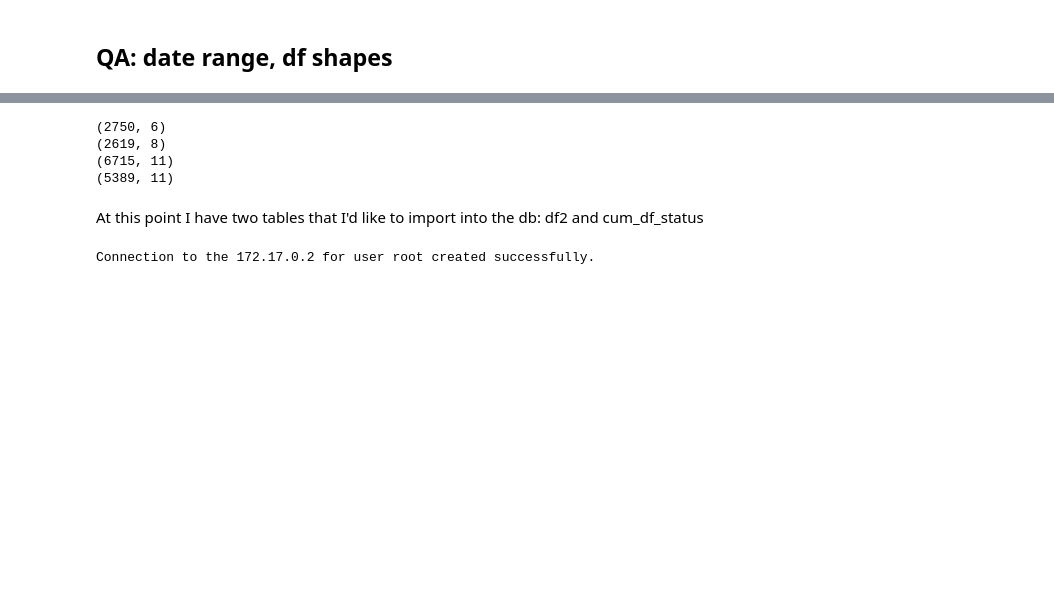
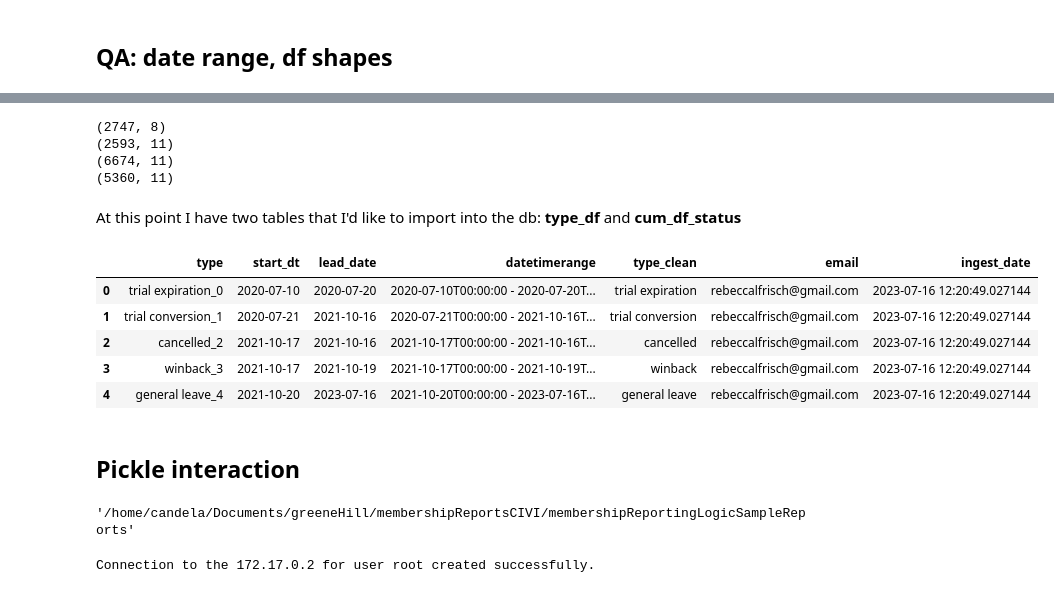
Before and after one commit to calleja/greeneHill, a Jupyter notebook: civiActivityReport.ipynb, the cells around one changed output, grey strips where cells are left out. Cells and saved outputs as stored; diff of their text form; code cells hidden in the pictures; blank space fills up the shorter version.

```diff
--- a/civiActivityReport.ipynb
+++ b/civiActivityReport.ipynb
@@ -36,7 +41,7 @@ os.listdir()
 # %%
 #activityReport = pd.read_csv('./membershipReportingLogic SampleReports/select_activity_report.csv')
 #activityReport = pd.read_csv('./membershipReportingLogic SampleReports/select_activity_report.csv')
-activityReport = pd.read_csv('./selectActivityReport_062923.csv')
+activityReport = pd.read_csv('./selectActivityReport_20230709.csv')
 # %%
 activityReport.columns = [i.replace(' ','_')+'_act' for i in list(activityReport.columns)]
 # %%
@@ -93,7 +98,7 @@ class Member_transactions(object):
     def dict_loop(self,lookup_dict_key):
 
         def apply_lookup(base_dict, lookup_key):
-            #print(f'from within Member_transactions.dict_loop, the relevant dictionary is of length {len(self.dicty)}')
+            #base_dict will contain the raw values from activityReport
             new_results = {} # will store the keys from the lookuptable and the values from the member dict
             seq_num = 0
             for k,v in base_dict.items(): # dicty = member dictionary
@@ -102,10 +107,8 @@ class Member_transactions(object):
                 #do something
                     print(f"new member type doesn't match any lookup keys: {k}")
                 else:
-                #write results to a new dict
-                    #print(f"dict_loop of Member_trans function new key is {new_key}")
-                    #print(f"dict_loop of Member_trans function new key is {new_key+'_'+str(seq_num)}")
-                    new_results[new_key+'_'+str(seq_num)] = v
+                #write results to a new dict of format: {looked-up key: [original Subject_act,Date_DT_act]} <- this can be readily fed into the DF that is later imported to the db
+                    new_results[new_key+'_'+str(seq_num)] = [k,v]
                     seq_num= seq_num+1
             return new_results
 
@@ -387,15 +391,17 @@ def append_last_trial(df_1):
     except ValueError as e:
         print(e)
 # %%
-# 2nd version of the membership application: create a dataframe of email, type, date range; NOTE: type field is present in both sets of DF (type & status)
+# compile by processing a dictionary of subject (post member_transactions lookup) and Activity_Date_DT_act and combine with columns for email and date range; NOTE: type field is present in both sets of DF (type & status)
 # any desired changes to the final df (those inserted into the mysql db) can be done here in addition to the Member and Member_transactions classes
+#TODO accommodate the NEW dictionary format: {converted subject line: [original subject line, Activity Date]}
 def create_df(mt_v):
     if len(mt_v) == 0:
         return None
     else:
     #TODO will need to account for single row membership activity
         dfj = pd.DataFrame.from_dict(mt_v, orient = 'index').reset_index()
-        dfj.columns = ['type','start_dt']
+    #TODO at this point can remove the sequencing from type_raw to write a cleaner "subject" to the db
+        dfj.columns = ['type','type_raw','start_dt']
     #convert dtype
         dfj['start_dt'] = pd.to_datetime(dfj['start_dt'])
         dfj.sort_values('start_dt', ascending = True)
@@ -414,7 +420,7 @@ def create_df(mt_v):
 #called independently from create_df()
 def compile(unq_email):
     unq_mem_class = Member(activityReport,unq_email)
-    mt,ms = unq_mem_class.interact_member_transactions()
+    mt,ms = unq_mem_class.interact_member_transactions() #returns two dictionaries: 1) contains "type" records; 2) contains "status" records; the dicts are of format: {converted subject line (via lookup): [original subject line, activity date]}
     return(mt,ms)
 # %%
 #collect both sets of activity (type and status) into their respective dataframes
@@ -500,10 +506,10 @@ print(activityReport.shape)
 #reconcile the difference btwn sum of status and type df to length of activityReport
 print(activityReport.loc[~activityReport['Subject_act'].isin(['Status changed from New to Active','Status changed from Pending to New','Status changed from Re-activated to Active']),].shape)
 # %% [output]
-(2750, 6)
-(2619, 8)
-(6715, 11)
-(5389, 11)
+(2747, 8)
+(2593, 11)
+(6674, 11)
+(5360, 11)
 # %% [markdown]
-At this point I have two tables that I'd like to import into the db: df2 and cum_df_status
+At this point I have two tables that I'd like to import into the db: **type_df** and **cum_df_status**
 # %%
@@ -519,0 +519,17 @@ type_df.to_pickle('/home/candela/Documents/greeneHill/membershipReportsCIVI/memb
+# %%
+cum_df_status['ingest_date'] = datetime.datetime.today()
+# %%
+cum_df_status.head()
+# %% [output]
+|  | type | start_dt | lead_date | datetimerange | type_clean | email | ingest_date |
+| 0 | trial expiration_0 | 2020-07-10 | 2020-07-20 | 2020-07-10T00:00:00 - 2020-07-20T... | trial expiration | rebeccalfrisch@gmail.com | 2023-07-16 12:20:49.027144 |
+| 1 | trial conversion_1 | 2020-07-21 | 2021-10-16 | 2020-07-21T00:00:00 - 2021-10-16T... | trial conversion | rebeccalfrisch@gmail.com | 2023-07-16 12:20:49.027144 |
+| 2 | cancelled_2 | 2021-10-17 | 2021-10-16 | 2021-10-17T00:00:00 - 2021-10-16T... | cancelled | rebeccalfrisch@gmail.com | 2023-07-16 12:20:49.027144 |
+| 3 | winback_3 | 2021-10-17 | 2021-10-19 | 2021-10-17T00:00:00 - 2021-10-19T... | winback | rebeccalfrisch@gmail.com | 2023-07-16 12:20:49.027144 |
+| 4 | general leave_4 | 2021-10-20 | 2023-07-16 | 2021-10-20T00:00:00 - 2023-07-16T... | general leave | rebeccalfrisch@gmail.com | 2023-07-16 12:20:49.027144 |
+# %% [markdown]
+## Pickle interaction
+# %%
+os.getcwd()
+# %% [output]
+'/home/candela/Documents/greeneHill/membershipReportsCIVI/membershipReportingLogicSampleReports'
```
Also changed, not shown: parts of 11 cells of this notebook, 8 other files.
